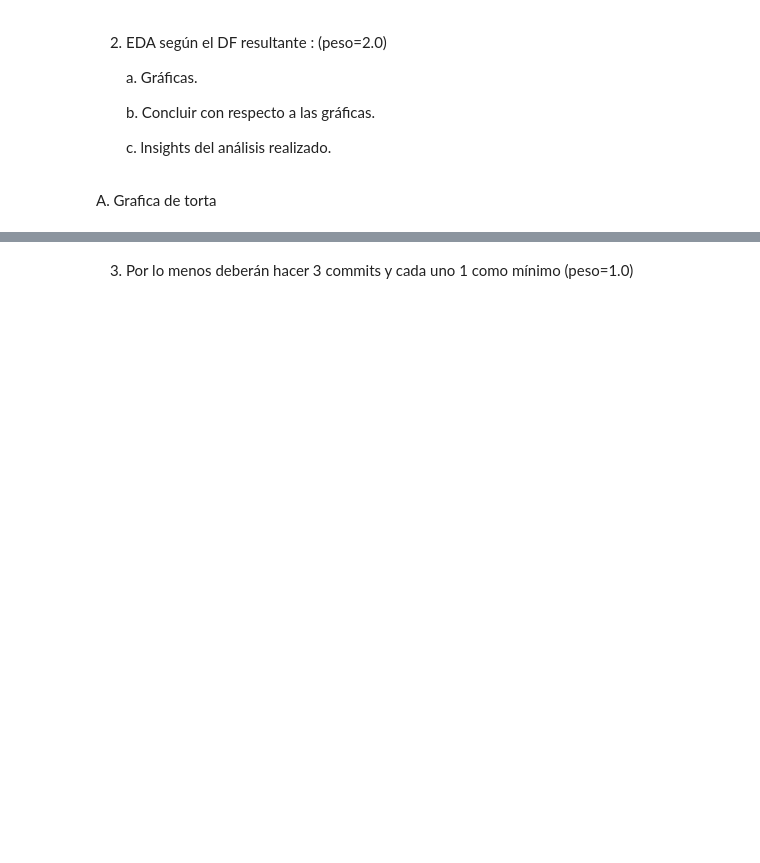
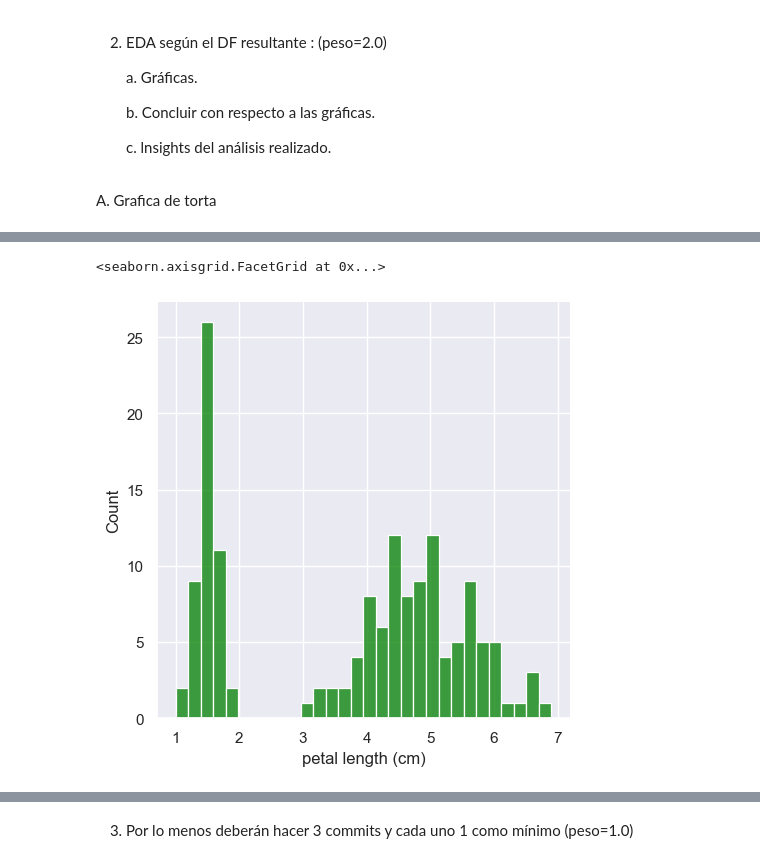
Before and after one commit to JuanBuriticaa/Entregas-td1-2024, a Jupyter notebook: Quiz_segundo_corte/Documento principa.ipynb, the cells around one changed output, grey strips where cells are left out. Drawn from its saved outputs; the diff is of its cells as text; code cells hidden in the pictures; blank space fills up the shorter version.

```diff
--- a/Quiz_segundo_corte/Documento principa.ipynb
+++ b/Quiz_segundo_corte/Documento principa.ipynb
@@ -56,0 +92,7 @@ daf.boxplot(by='sepal width (cm)', column=['Flor'], grid=False)
+# %%
+sns.set_theme(style="darkgrid")
+
+sns.displot(daf['petal length (cm)'], kde = False, color ='green', bins = 30)
+# %% [output]
+<seaborn.axisgrid.FacetGrid at 0x...>
+[figure, added]
```
Also changed, not shown: parts of 9 cells of this notebook.
